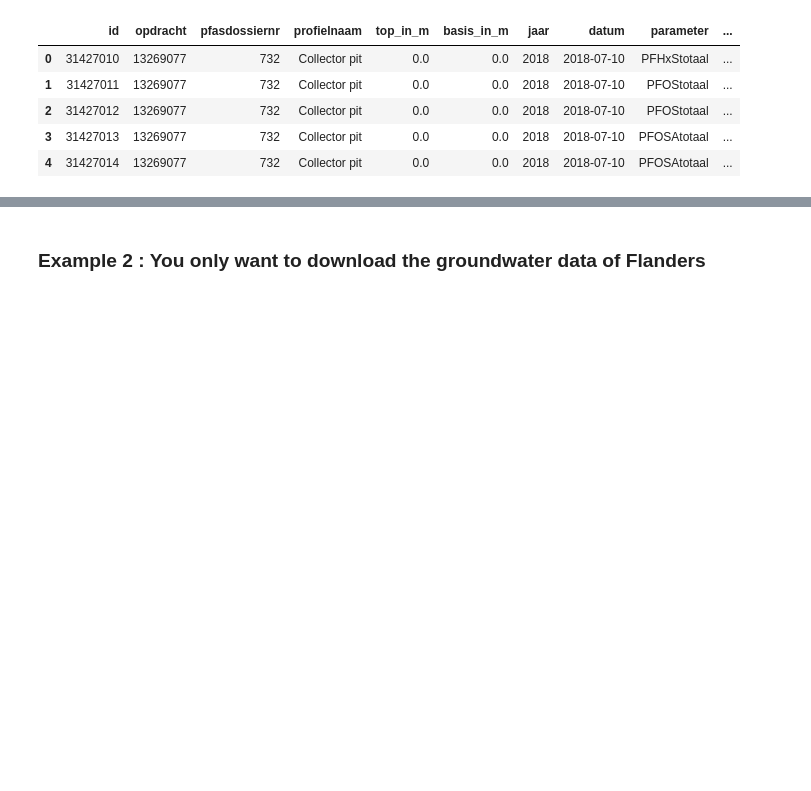
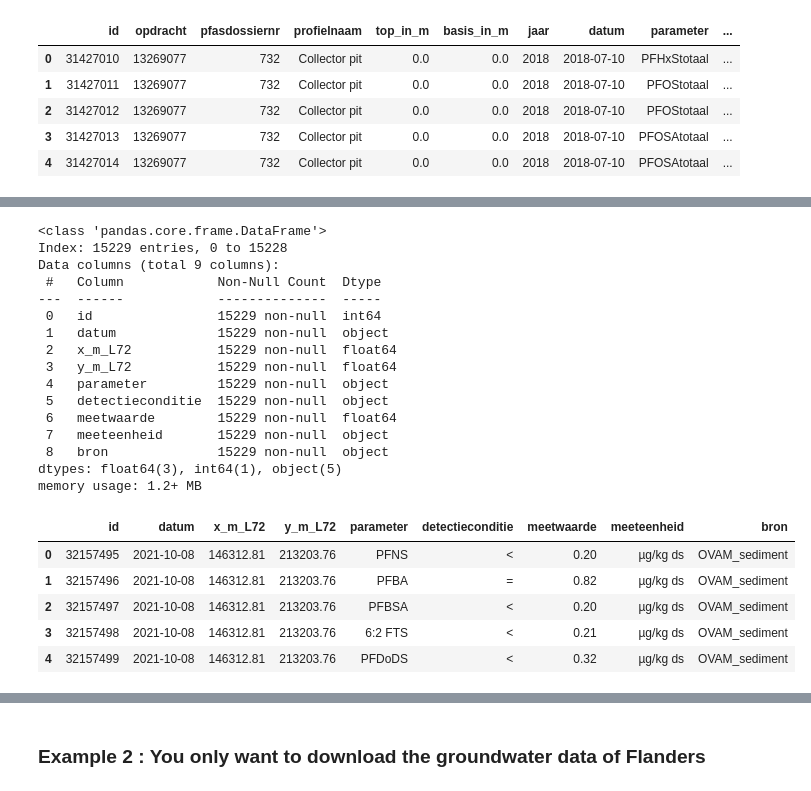
Before and after one commit to DOV-Vlaanderen/pydov, a Jupyter notebook: contrib/PFAS_concentrations/PFAS_concentrations_tutorial.ipynb, the cells around one changed output, grey strips where cells are left out. Cells and saved outputs as stored; diff of their text form; code cells hidden in the pictures; blank space fills up the shorter version.

```diff
--- a/contrib/PFAS_concentrations/PFAS_concentrations_tutorial.ipynb
+++ b/contrib/PFAS_concentrations/PFAS_concentrations_tutorial.ipynb
@@ -790,0 +771,27 @@ memory usage: 580.6+ KB
+# %%
+# Combined_soil_water
+df[22].info()
+df[22].head()
+# %% [output]
+<class 'pandas.core.frame.DataFrame'>
+Index: 15229 entries, 0 to 15228
+Data columns (total 9 columns):
+ #   Column            Non-Null Count  Dtype
+---  ------            --------------  -----
+ 0   id                15229 non-null  int64
+ 1   datum             15229 non-null  object
+ 2   x_m_L72           15229 non-null  float64
+ 3   y_m_L72           15229 non-null  float64
+ 4   parameter         15229 non-null  object
+ 5   detectieconditie  15229 non-null  object
+ 6   meetwaarde        15229 non-null  float64
+ 7   meeteenheid       15229 non-null  object
+ 8   bron              15229 non-null  object
+dtypes: float64(3), int64(1), object(5)
+memory usage: 1.2+ MB
+|  | id | datum | x_m_L72 | y_m_L72 | parameter | detectieconditie | meetwaarde | meeteenheid | bron |
+| 0 | 32157495 | 2021-10-08 | 146312.81 | 213203.76 | PFNS | < | 0.20 | µg/kg ds | OVAM_sediment |
+| 1 | 32157496 | 2021-10-08 | 146312.81 | 213203.76 | PFBA | = | 0.82 | µg/kg ds | OVAM_sediment |
+| 2 | 32157497 | 2021-10-08 | 146312.81 | 213203.76 | PFBSA | < | 0.20 | µg/kg ds | OVAM_sediment |
+| 3 | 32157498 | 2021-10-08 | 146312.81 | 213203.76 | 6:2 FTS | < | 0.21 | µg/kg ds | OVAM_sediment |
+| 4 | 32157499 | 2021-10-08 | 146312.81 | 213203.76 | PFDoDS | < | 0.32 | µg/kg ds | OVAM_sediment |
```
Also changed, not shown: parts of 36 cells of this notebook, 2 other files.
